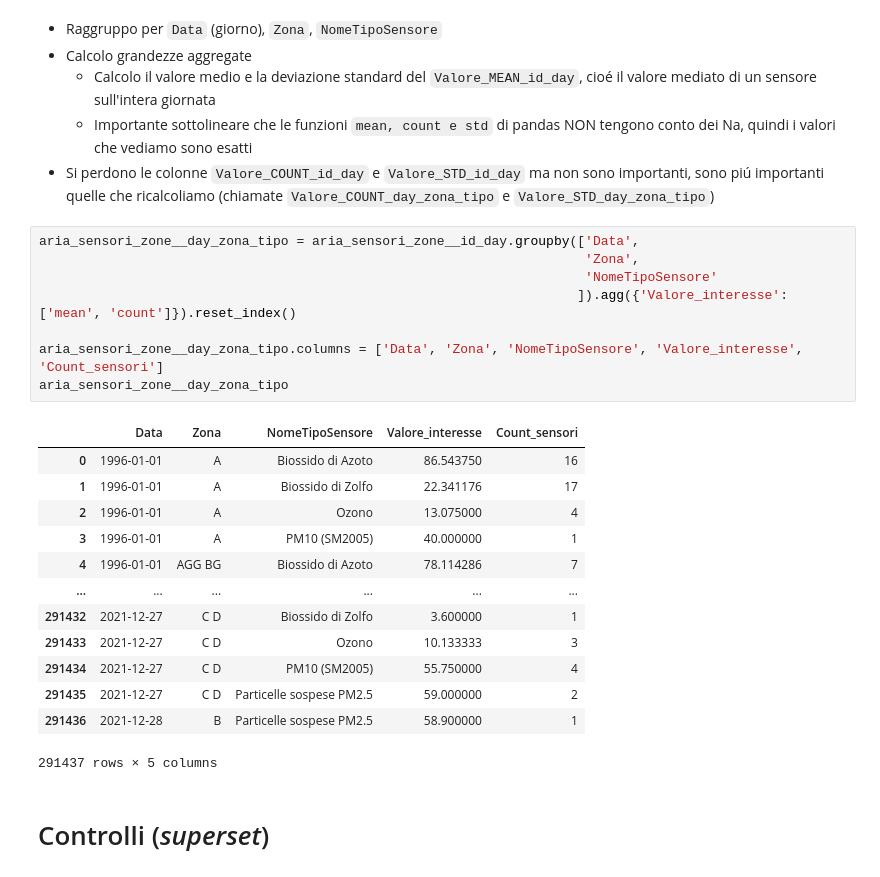
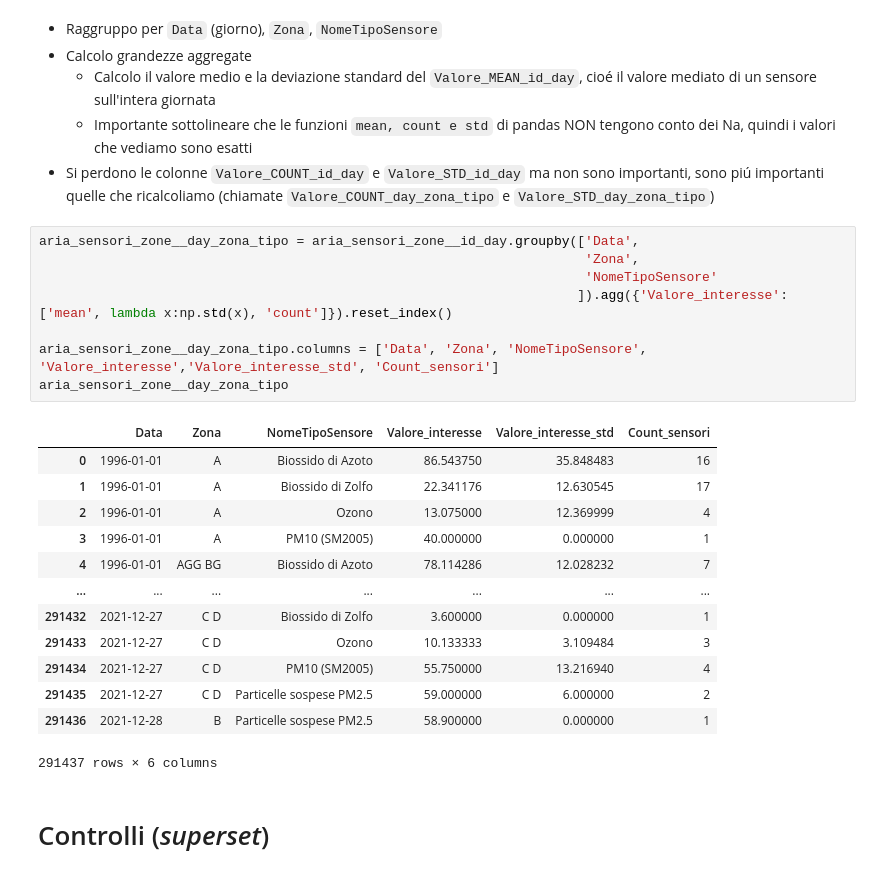
Before and after one commit to giocoal/air-quality-milano-interactive-data-visualization-tableau, a Jupyter notebook: Data_Visualization_21_22_Preparation_Heatmap.ipynb, the cells around one changed output. Drawn from its saved outputs; the diff is of its cells as text.

```diff
--- a/Data_Visualization_21_22_Preparation_Heatmap.ipynb
+++ b/Data_Visualization_21_22_Preparation_Heatmap.ipynb
@@ -937,25 +938,25 @@ L'attributo `quota` delle stazioni in 'C D' indica che si trovano nel fondovalle
 # %%
 aria_sensori_zone__day_zona_tipo = aria_sensori_zone__id_day.groupby(['Data',
                                                                       'Zona',
                                                                       'NomeTipoSensore'
-                                                                     ]).agg({'Valore_interesse': ['mean', 'count']}).reset_index()
+                                                                     ]).agg({'Valore_interesse': ['mean', lambda x:np.std(x), 'count']}).reset_index()
 
-aria_sensori_zone__day_zona_tipo.columns = ['Data', 'Zona', 'NomeTipoSensore', 'Valore_interesse', 'Count_sensori']
+aria_sensori_zone__day_zona_tipo.columns = ['Data', 'Zona', 'NomeTipoSensore', 'Valore_interesse','Valore_interesse_std', 'Count_sensori']
 aria_sensori_zone__day_zona_tipo
 # %% [output]
-|  | Data | Zona | NomeTipoSensore | Valore_interesse | Count_sensori |
-| 0 | 1996-01-01 | A | Biossido di Azoto | 86.543750 | 16 |
-| 1 | 1996-01-01 | A | Biossido di Zolfo | 22.341176 | 17 |
-| 2 | 1996-01-01 | A | Ozono | 13.075000 | 4 |
-| 3 | 1996-01-01 | A | PM10 (SM2005) | 40.000000 | 1 |
-| 4 | 1996-01-01 | AGG BG | Biossido di Azoto | 78.114286 | 7 |
-| ... | ... | ... | ... | ... | ... |
-| 291432 | 2021-12-27 | C D | Biossido di Zolfo | 3.600000 | 1 |
-| 291433 | 2021-12-27 | C D | Ozono | 10.133333 | 3 |
-| 291434 | 2021-12-27 | C D | PM10 (SM2005) | 55.750000 | 4 |
-| 291435 | 2021-12-27 | C D | Particelle sospese PM2.5 | 59.000000 | 2 |
-| 291436 | 2021-12-28 | B | Particelle sospese PM2.5 | 58.900000 | 1 |
+|  | Data | Zona | NomeTipoSensore | Valore_interesse | Valore_interesse_std | Count_sensori |
+| 0 | 1996-01-01 | A | Biossido di Azoto | 86.543750 | 35.848483 | 16 |
+| 1 | 1996-01-01 | A | Biossido di Zolfo | 22.341176 | 12.630545 | 17 |
+| 2 | 1996-01-01 | A | Ozono | 13.075000 | 12.369999 | 4 |
+| 3 | 1996-01-01 | A | PM10 (SM2005) | 40.000000 | 0.000000 | 1 |
+| 4 | 1996-01-01 | AGG BG | Biossido di Azoto | 78.114286 | 12.028232 | 7 |
+| ... | ... | ... | ... | ... | ... | ... |
+| 291432 | 2021-12-27 | C D | Biossido di Zolfo | 3.600000 | 0.000000 | 1 |
+| 291433 | 2021-12-27 | C D | Ozono | 10.133333 | 3.109484 | 3 |
+| 291434 | 2021-12-27 | C D | PM10 (SM2005) | 55.750000 | 13.216940 | 4 |
+| 291435 | 2021-12-27 | C D | Particelle sospese PM2.5 | 59.000000 | 6.000000 | 2 |
+| 291436 | 2021-12-28 | B | Particelle sospese PM2.5 | 58.900000 | 0.000000 | 1 |
-291437 rows × 5 columns
+291437 rows × 6 columns
 # %% [markdown]
 # Controlli (*superset*)
 # %% [markdown]
```
Also changed, not shown: parts of 36 cells of this notebook, 2 other files.
